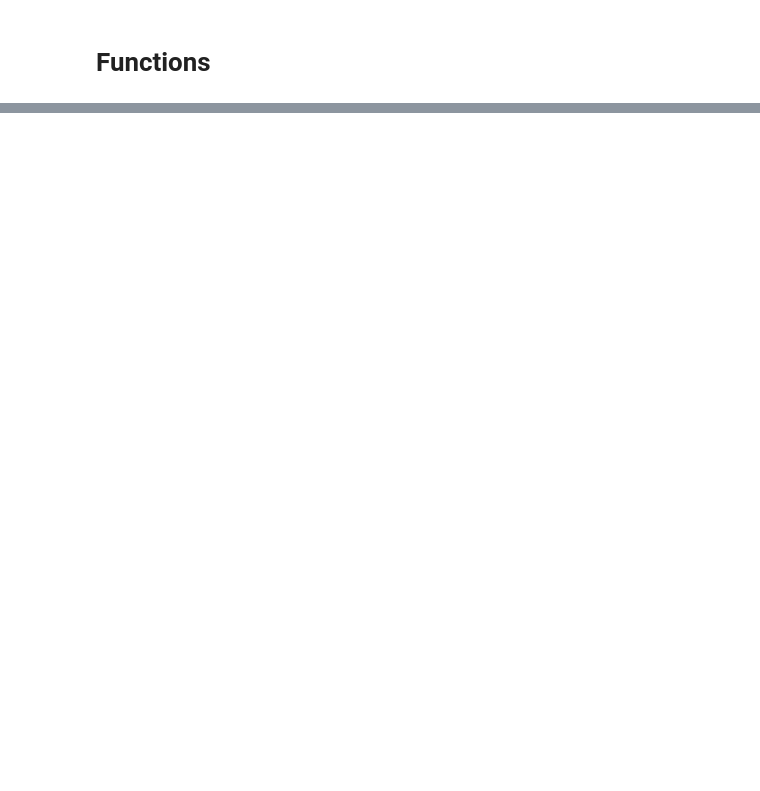
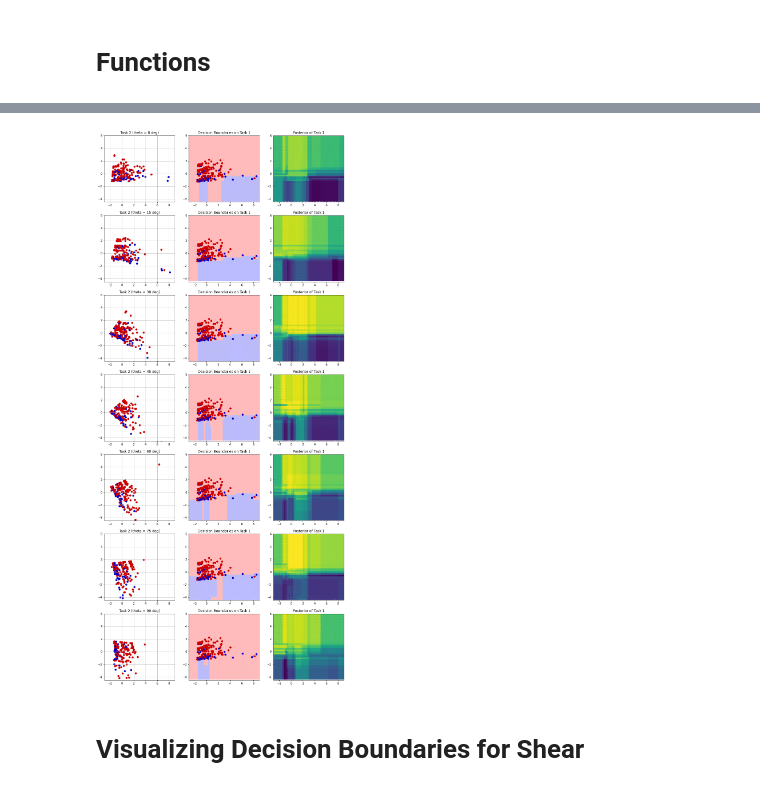
Before and after one commit to williamrxu/ndd-workspace, a Jupyter notebook: cpd_experiment_cc18.ipynb, the cells around one changed output, grey strips where cells are left out. Cells and saved outputs as stored; diff of their text form; code cells hidden in the pictures; blank space fills up the shorter version.

```diff
--- a/cpd_experiment_cc18.ipynb
+++ b/cpd_experiment_cc18.ipynb
@@ -203,0 +235,19 @@ top_side.set_visible(False)
+# %%
+#distribution generation
+X = [];
+y = [];
+
+theta = [i for i in range(0, 91, 15)];
+
+for i in theta:
+    D,c = sample_cc18(frac=0.3);
+    D = rotate(D, theta=i*np.pi/180);
+
+    X.append(D);
+    y.append(c);
+
+#Original CC-18
+U,v = sample_cc18(frac=0.3);
+# %%
+#Grid Setup
+grid = make_meshgrid(U, step_size=0.25, padding=3)
@@ -203,0 +297,38 @@ top_side.set_visible(False)
+# %%
+#Plot Decisions
+xlim = [-3,9]
+ylim = [-4.5,6]
+
+w = 3;
+n = len(theta)
+plt.figure(figsize=(w*5, n*5))
+
+for i in range(n):
+    #Decision Boundary
+    zz = c[i];
+
+    #Posteriors
+    pp = p[i];
+
+    #Task 2 Distribution
+    x = X[i];
+
+    plt.subplot(n,w, w*i+1);
+    plt.scatter(x[:,0], x[:,1], c=y[i], cmap=cmap_bold);
+    plt.xlim(xlim); plt.ylim(ylim);
+    plt.grid(); plt.title('Task 2 (theta = {} deg)'.format(theta[i]));
+
+    plt.subplot(n,w, w*i+2);
+    plt.scatter(grid[:,0], grid[:,1], c=zz, alpha=0.5, cmap=cmap_light);
+    plt.scatter(U[:,0], U[:,1], c=v, cmap=cmap_bold);
+    plt.xlim(xlim); plt.ylim(ylim);
+    plt.title('Decision Boundaries on Task 1');
+
+    plt.subplot(n,w, w*i+3);
+    plt.scatter(grid[:,0], grid[:,1], c=pp);
+    plt.xlim(xlim); plt.ylim(ylim);
+    plt.title('Posterior of Task 1');
+# %% [output]
+[figure, added]
+# %% [markdown]
+# Visualizing Decision Boundaries for Shear
```
Also changed, not shown: parts of 37 cells of this notebook.
